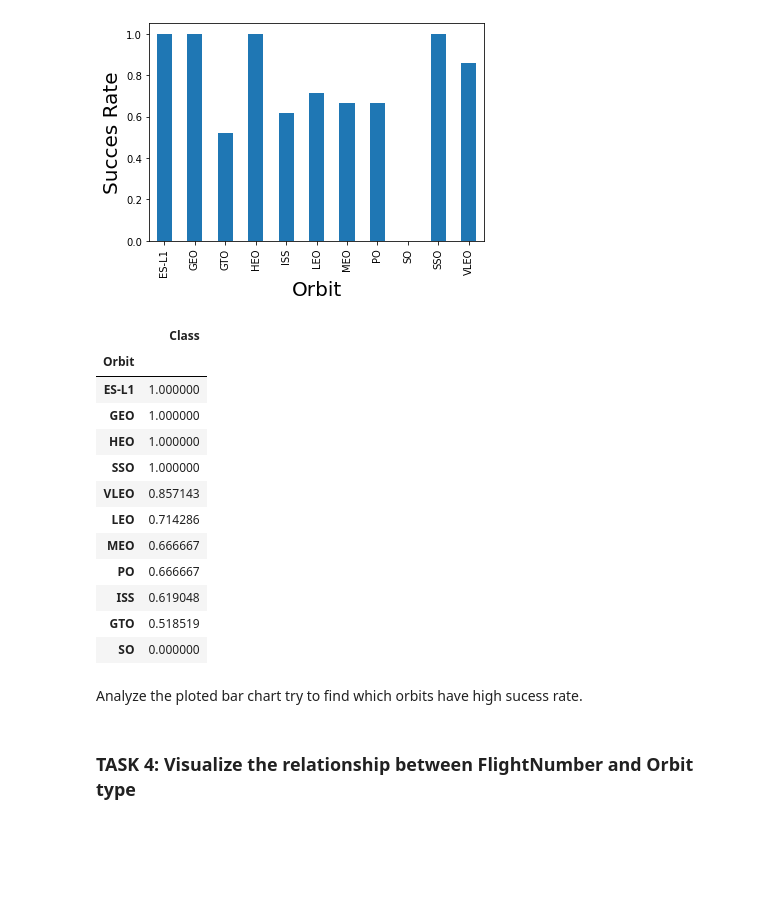
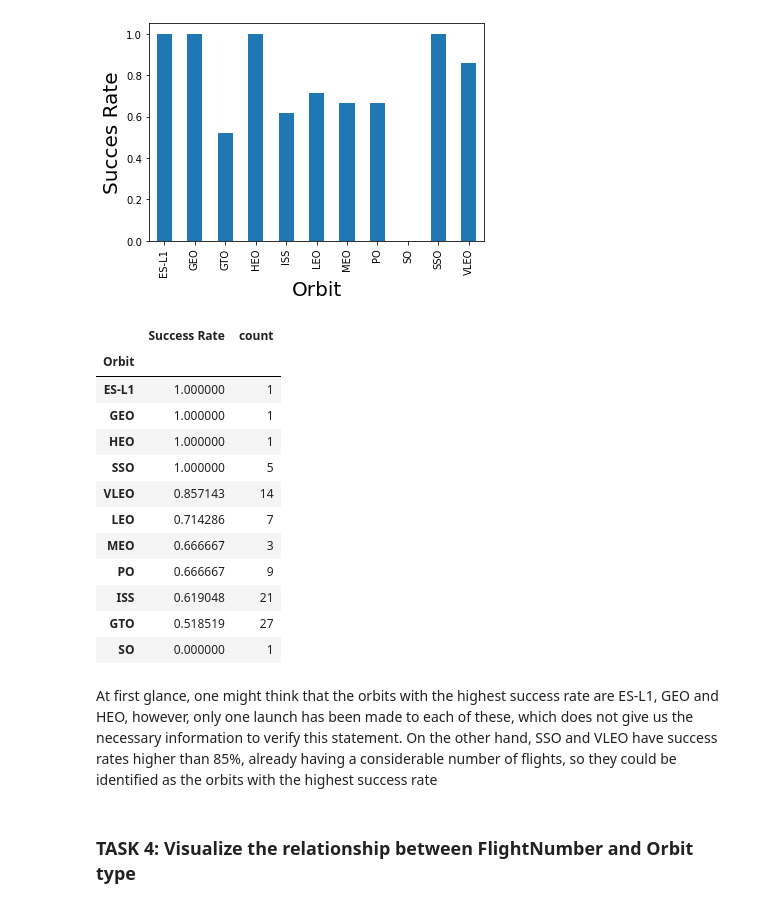
Before and after one commit to joseMCV/space-y, a Jupyter notebook: space_y_visualizationseda.ipynb, the cells around one changed output. Saved outputs shown, nothing was run; the diff lists cells and outputs as text; code cells hidden in the pictures; blank space fills up the shorter version.

```diff
--- a/space_y_visualizationseda.ipynb
+++ b/space_y_visualizationseda.ipynb
@@ -123,24 +121,25 @@ plt.show()
 # %% [output]
 [figure]
 # %%
-tier_orbits = df.groupby('Orbit').mean('Class')[['Class']].sort_values('Class', ascending=False)
+tier_orbits = df.groupby('Orbit').mean('Class')[['Class']].rename(columns={'Class':'Success Rate'}).sort_values('Success Rate', ascending=False)
+tier_orbits['count'] = df.groupby('Orbit').count()[['Outcome']].rename(columns={'count':'Total'})
 tier_orbits
 # %% [output]
-|  | Class |
-| Orbit |  |
-| ES-L1 | 1.000000 |
-| GEO | 1.000000 |
-| HEO | 1.000000 |
-| SSO | 1.000000 |
-| VLEO | 0.857143 |
-| LEO | 0.714286 |
-| MEO | 0.666667 |
-| PO | 0.666667 |
-| ISS | 0.619048 |
-| GTO | 0.518519 |
-| SO | 0.000000 |
+|  | Success Rate | count |
+| Orbit |  |  |
+| ES-L1 | 1.000000 | 1 |
+| GEO | 1.000000 | 1 |
+| HEO | 1.000000 | 1 |
+| SSO | 1.000000 | 5 |
+| VLEO | 0.857143 | 14 |
+| LEO | 0.714286 | 7 |
+| MEO | 0.666667 | 3 |
+| PO | 0.666667 | 9 |
+| ISS | 0.619048 | 21 |
+| GTO | 0.518519 | 27 |
+| SO | 0.000000 | 1 |
-# %% [markdown]
-Analyze the ploted bar chart try to find which orbits have high sucess rate.
+# %% [markdown]
+At first glance, one might think that the orbits with the highest success rate are ES-L1, GEO and HEO, however, only one launch has been made to each of these, which does not give us the necessary information to verify this statement. On the other hand, SSO and VLEO have success rates higher than 85%, already having a considerable number of flights, so they could be identified as the orbits with the highest success rate
 # %% [markdown]
 ### TASK  4: Visualize the relationship between FlightNumber and Orbit type
 # %% [markdown]
```
Also changed, not shown: parts of 11 cells of this notebook.
